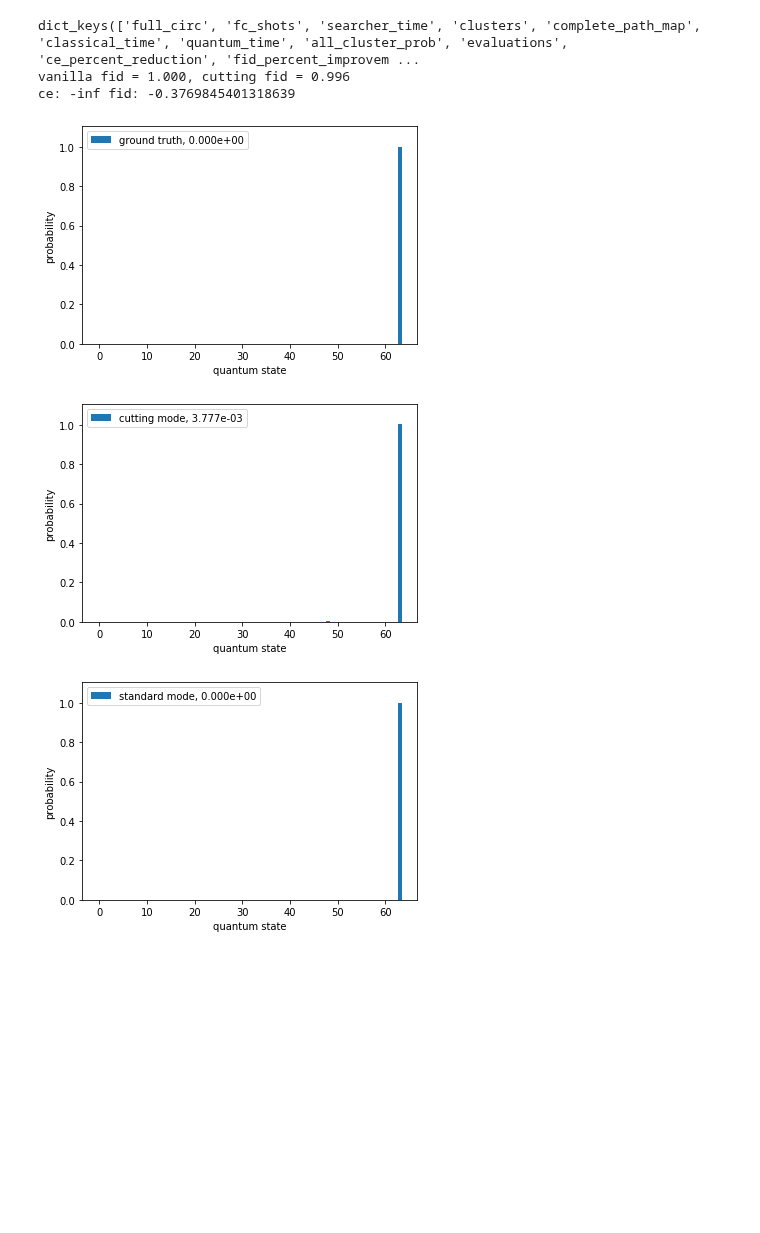
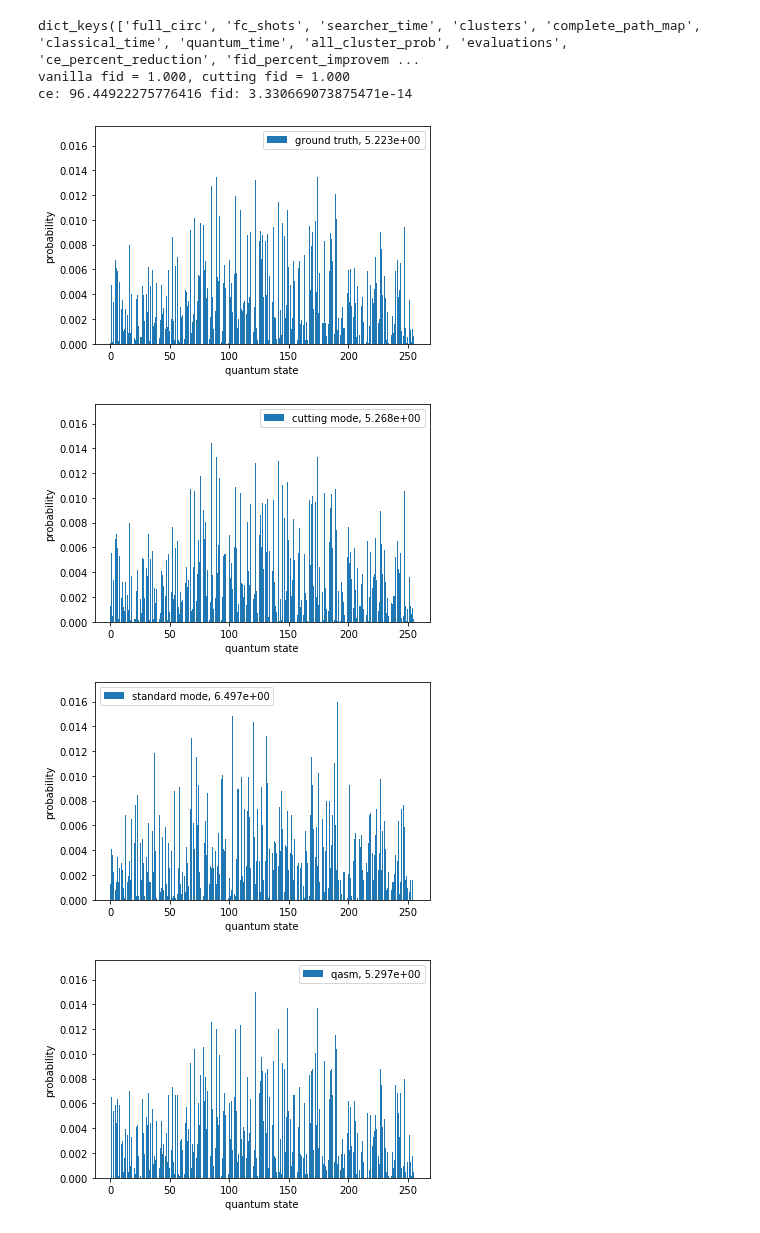
Before and after one commit to teaguetomesh/dqva-and-circuit-cutting, a Jupyter notebook: mitigation/check_output.ipynb, the cells around one changed output. Drawn from its saved outputs; the diff is of its cells as text; code cells hidden in the pictures; blank space fills up the shorter version.

```diff
--- a/mitigation/check_output.ipynb
+++ b/mitigation/check_output.ipynb
@@ -4,7 +4,7 @@ import matplotlib.pyplot as plt
 import numpy as np
 from helper_fun import cross_entropy, fidelity
 
-f = open('./benchmark_data/bv/hardware_plotter_input_ibmq_boeblingen_bv_saturated.p', 'rb' )
+f = open('./benchmark_data/supremacy/hardware_plotter_input_ibmq_boeblingen_supremacy_saturated.p', 'rb' )
 plotter_input = pickle.load(f)
 print(plotter_input.keys())
 # %% [output]
@@ -12,5 +12,5 @@ dict_keys([(4, 6)])
 # %%
-case = (4,6)
+case = (4,8)
 plotter_input = plotter_input[case]
 print(plotter_input.keys())
 ce_percent_change = plotter_input['ce_percent_reduction']
@@ -27,12 +27,15 @@ print('vanilla fid = %.3f, cutting fid = %.3f'%(vanilla_fid,cutting_fid))
 print('ce:',ce_percent_change,'fid:',fid_percent_change)
 # %% [output]
 dict_keys(['full_circ', 'fc_shots', 'searcher_time', 'clusters', 'complete_path_map', 'classical_time', 'quantum_time', 'all_cluster_prob', 'evaluations', 'ce_percent_reduction', 'fid_percent_improvem ...
-vanilla fid = 1.000, cutting fid = 0.996
-ce: -inf fid: -0.3769845401318639
+vanilla fid = 1.000, cutting fid = 1.000
+ce: 96.44922275776416 fid: 3.330669073875471e-14
 # %%
 plot_range = min(1024,len(d1))
 x = np.arange(len(d1))[:plot_range]
-y_lim = max(max(d1[:plot_range]),max(d4[:plot_range]),max(d5[:plot_range]))*1.1
+y_lim = 0
+for d in [d1,d2,d3,d4,d5]:
+    y_lim = max(y_lim,max(d))
+y_lim *= 1.1
 
 plt.figure()
 plt.bar(x,height=d1[:plot_range],label='ground truth, %.3e'%cross_entropy(d1,d1))
@@ -41,33 +44,50 @@ plt.xlabel('quantum state')
 plt.ylabel('probability')
 plt.legend()
 plt.show()
 # plt.savefig('ground_truth_eg.png',dpi=400)
 
 plt.figure()
 plt.bar(x,height=d5[:plot_range],label='cutting mode, %.3e'%cross_entropy(d1,d5))
 plt.ylim(0,y_lim)
 plt.xlabel('quantum state')
 plt.ylabel('probability')
 plt.legend()
 plt.show()
 # plt.savefig('cutting_eg.png',dpi=400)
 
 plt.figure()
 plt.bar(x,height=d4[:plot_range],label='standard mode, %.3e'%cross_entropy(d1,d4))
 plt.ylim(0,y_lim)
 plt.xlabel('quantum state')
 plt.ylabel('probability')
 plt.legend()
 plt.show()
 # plt.savefig('vanilla_execution_eg.png',dpi=400)
 
+plt.figure()
+plt.bar(x,height=d2[:plot_range],label='qasm, %.3e'%cross_entropy(d1,d2))
+plt.ylim(0,y_lim)
+plt.xlabel('quantum state')
+plt.ylabel('probability')
+plt.legend()
+plt.show()
+
+plt.figure()
+plt.bar(x,height=d3[:plot_range],label='qasm+noise, %.3e'%cross_entropy(d1,d3))
+plt.ylim(0,y_lim)
+plt.xlabel('quantum state')
+plt.ylabel('probability')
+plt.legend()
+plt.show()
+
 # d1.sort()
 # d2.sort()
 # d3.sort()
 # d4.sort()
 # print(d1[-2:])
 # print(sum(d1[-2:]),sum(d2[-2:]),sum(d3[-2:]),sum(d4[-2:]))
 # %% [output]
-[figure, old version]
+[figure, new version]
-[figure, old version]
+[figure, new version]
-[figure, old version]
+[figure, new version]
+[figure, added]
```
Also changed, not shown: parts of 2 cells of this notebook, 5 other files.
